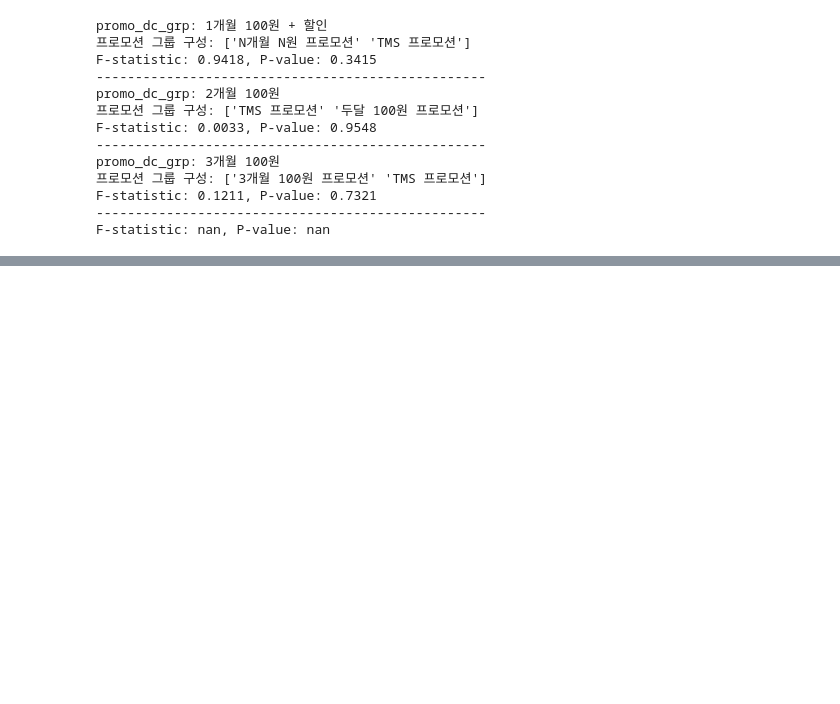
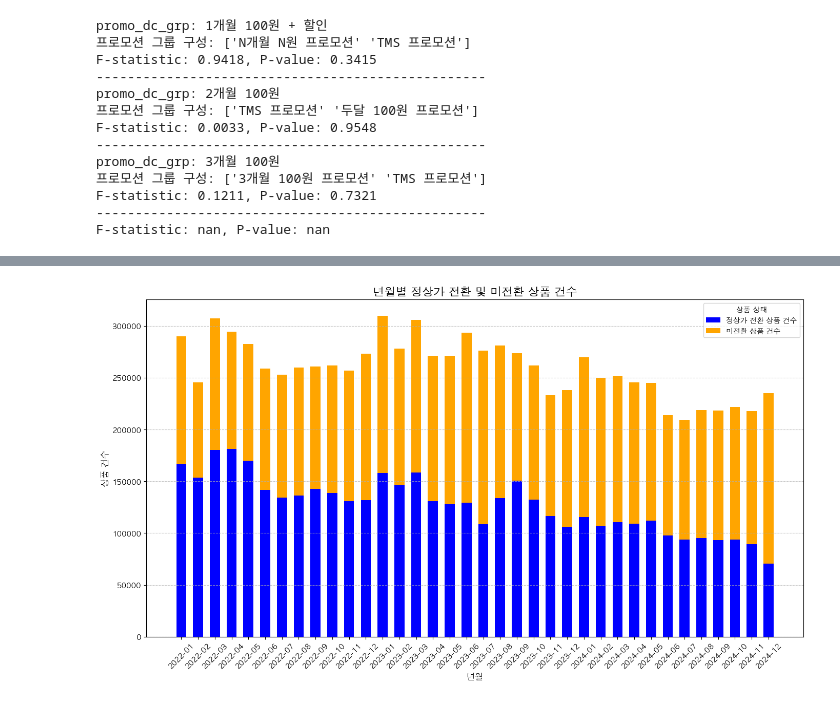
Before and after one commit to samuel-ch-data/music_analysis_project, a Jupyter notebook: 데이터그로스TF/promo_retention_analysis.ipynb, the cells around one changed output, grey strips where cells are left out. Cells and saved outputs as stored; diff of their text form; code cells hidden in the pictures; blank space fills up the shorter version.

```diff
--- a/데이터그로스TF/promo_retention_analysis.ipynb
+++ b/데이터그로스TF/promo_retention_analysis.ipynb
@@ -1151,0 +1352,50 @@ F-statistic: nan, P-value: nan
+# %%
+import pandas as pd
+import matplotlib.pyplot as plt
+
+# 1. 데이터 준비
+# fst_dt를 날짜 형식으로 변환
+normal_price_prod_2_df["fst_dt"] = pd.to_datetime(normal_price_prod_2_df["fst_dt"])
+
+# 년월 단위로 그룹화
+normal_price_prod_2_df["year_month"] = normal_price_prod_2_df["fst_dt"].dt.to_period("M")
+
+# 미전환 상품건수 계산
+normal_price_prod_2_df["non_normal_prod_cnt"] = normal_price_prod_2_df["fst_prod_cnt"] - normal_price_prod_2_df["normal_termm_prod_cnt"]
+
+# 년월별 데이터 집계 (datetime64 타입 제외)
+grouped_data = normal_price_prod_2_df.groupby("year_month")[["normal_termm_prod_cnt", "non_normal_prod_cnt"]].sum().reset_index()
+
+# 2. Stacked Bar Plot 그리기
+plt.figure(figsize=(14, 8))
+
+# 정상가 전환 상품 건수
+plt.bar(
+    grouped_data["year_month"].astype(str),  # X축을 문자열로 변환
+    grouped_data["normal_termm_prod_cnt"],
+    label="정상가 전환 상품 건수",
+    color="blue",
+    width=0.6  # 막대 너비 조정
+)
+
+# 미전환 상품 건수
+plt.bar(
+    grouped_data["year_month"].astype(str),
+    grouped_data["non_normal_prod_cnt"],
+    bottom=grouped_data["normal_termm_prod_cnt"],
+    label="미전환 상품 건수",
+    color="orange",
+    width=0.6  # 막대 너비 조정
+)
+
+# 3. 그래프 설정
+plt.title("년월별 정상가 전환 및 미전환 상품 건수", fontsize=16)
+plt.xlabel("년월", fontsize=12)
+plt.ylabel("상품 건수", fontsize=12)
+plt.xticks(rotation=45)  # X축 레이블 회전
+plt.legend(title="상품 상태", loc="upper right")
+plt.grid(axis="y", linestyle="--", alpha=0.7)  # Y축 격자 추가
+plt.tight_layout()
+plt.show()
+# %% [output]
+[figure, added]
```
Also changed, not shown: parts of 12 cells of this notebook.
